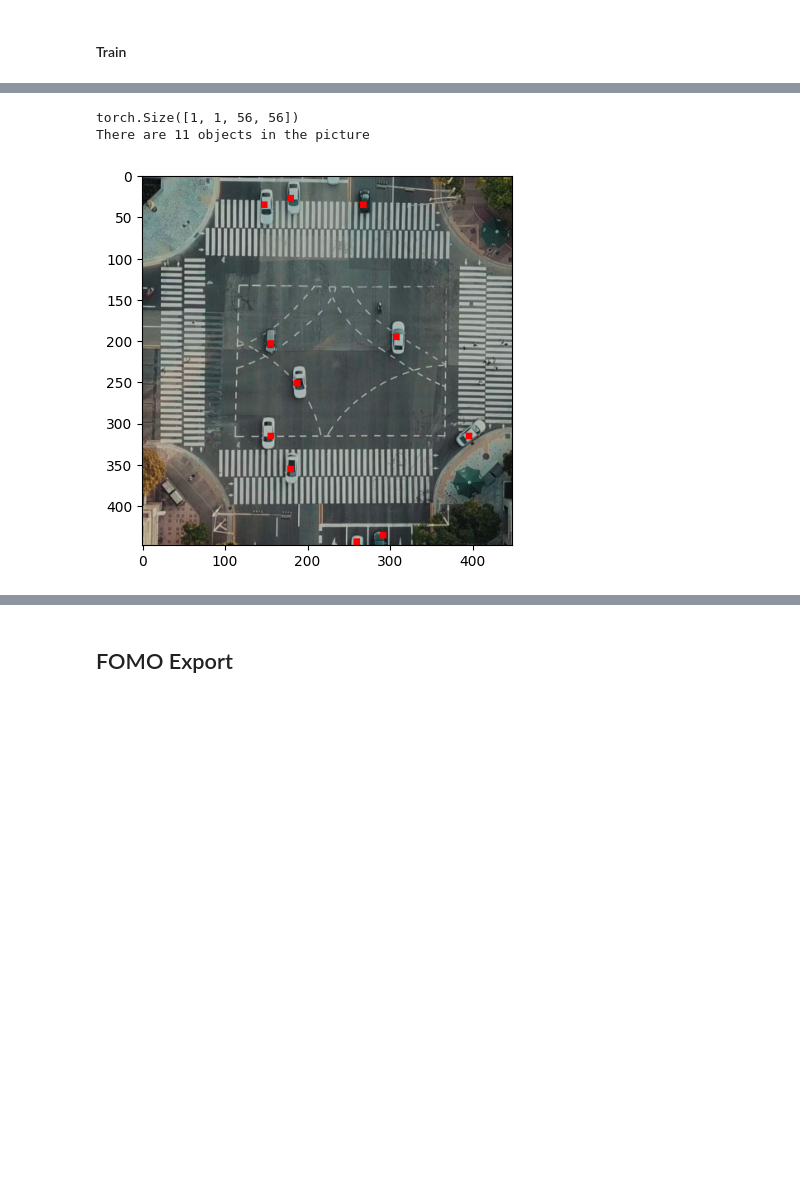
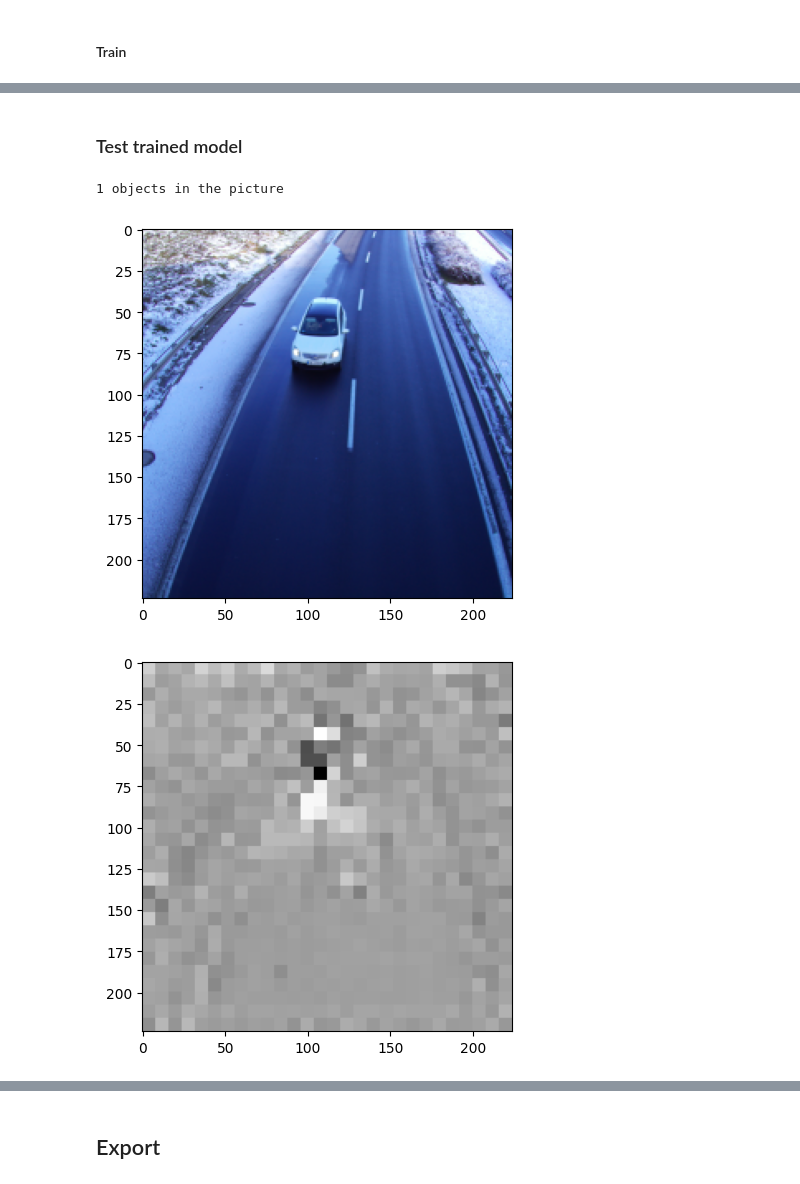
Before and after one commit to krzy3chu/FOMO, a Jupyter notebook: fomo.ipynb, the cells around one changed output, grey strips where cells are left out. Cells and saved outputs as stored; diff of their text form; code cells hidden in the pictures; blank space fills up the shorter version.

```diff
--- a/fomo.ipynb
+++ b/fomo.ipynb
@@ -352,6 +330,43 @@ def fomo_test(data_index: int, mask_index: int, threshold: float):
-# %%
-fomo_test(data_index=9, mask_index=0, threshold=DETECTION_THRESHOLD)
-# %% [output]
-torch.Size([1, 1, 56, 56])
-There are 11 objects in the picture
-[figure, removed]
+# %% [markdown]
+### Test trained model
+# %%
+def display_mask(mask: torch.Tensor):
+    mask = mask.squeeze(0).permute(1, 2, 0).numpy()
+    mask_res = cv2.resize(
+        mask,
+        dsize=(IMAGE_RESOLUTION, IMAGE_RESOLUTION),
+        interpolation=cv2.INTER_NEAREST,
+    )
+    plt.figure()
+    plt.imshow(mask_res, cmap='binary')
+
+def test_model(model_path: str, data_idx: int, mask_idx: int, threshold: float):
+    dataset = VehicleDataset(
+                DATASET_DIR / Path("validation"),
+                Resize((IMAGE_RESOLUTION, IMAGE_RESOLUTION), antialias=True),
+                BoundingBoxToMask(IMAGE_RESOLUTION, GRID_SCALE, 1))
+    image = dataset[data_idx][0]
+    plt.imshow(image.permute(1, 2, 0).numpy().astype(int))
+
+    model = FomoModule.load_from_checkpoint(model_path)
+    with torch.no_grad():
+        model.eval()
+        mask_pred = model(image.unsqueeze(0).cuda()).cpu()
+        mask_post_sig = postprocess_fomo_mask_prediction(mask_pred, threshold=threshold, binary=False, connected=False)
+        mask_post_bin = postprocess_fomo_mask_prediction(mask_pred, threshold=threshold, binary=True, connected=False)
+        mask_post_con = postprocess_fomo_mask_prediction(mask_pred, threshold=threshold, binary=True, connected=True)
+
+    display_mask(mask_pred)
+    display_mask(mask_post_sig)
+    display_mask(mask_post_bin)
+    display_mask(mask_post_con)
+
+    cnt = np.count_nonzero(mask_post_con)
+    print(str(cnt), "objects in the picture")
+
+test_model(model_path="mlruns/738684240684486051/e87c1e0e156f48879330d362d7db59ec/checkpoints/epoch=9-step=540.ckpt",
+           data_idx=0, mask_idx=0, threshold=DETECTION_THRESHOLD)
+# %% [output]
+1 objects in the picture
+[figure, added]
+[figure, added]
@@ -358,5 +376,5 @@ There are 11 objects in the picture
 # %% [markdown]
-## FOMO Export
+## Export
 # %%
 def export_fomo_model():
     model = FomoModule.load_from_checkpoint(
```
Also changed, not shown: parts of 24 cells of this notebook, 1 other file.
